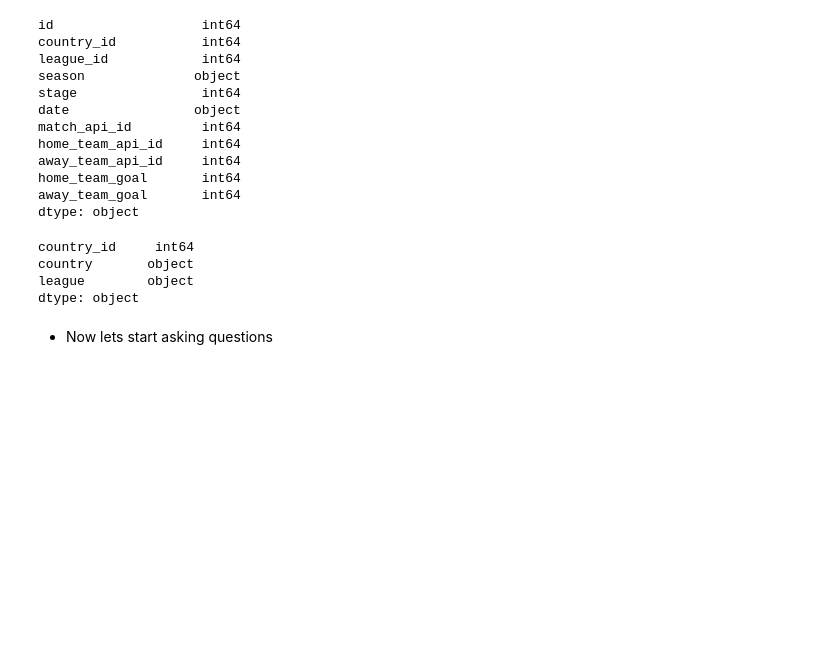
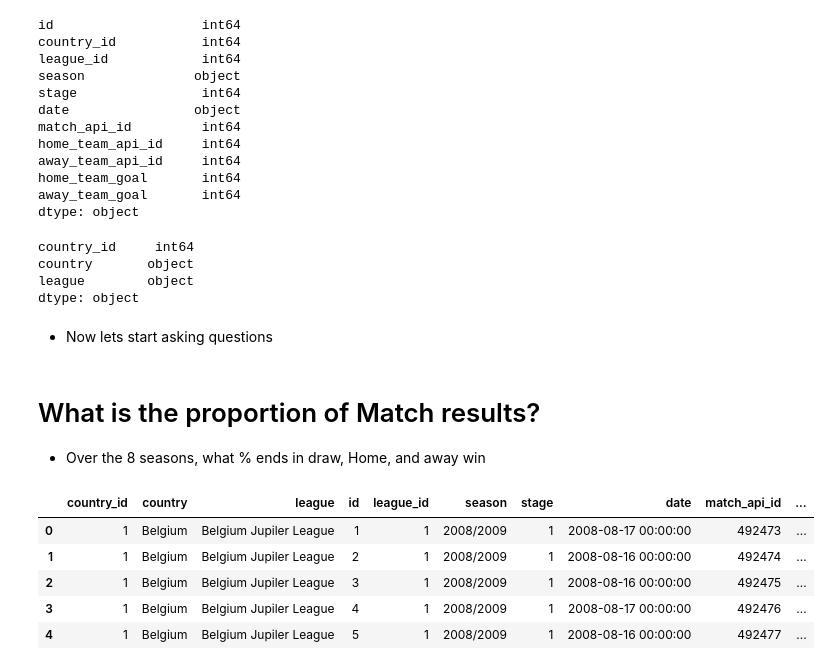
Before and after one commit to tunji-dev/Udacity_Data_Analyst_Nanodegree, a Jupyter notebook: project_2_investigate_soccer_dataset/soccer_dataset.ipynb, the cells around one changed output. Cells and saved outputs as stored; diff of their text form; code cells hidden in the pictures; blank space fills up the shorter version.

```diff
--- a/project_2_investigate_soccer_dataset/soccer_dataset.ipynb
+++ b/project_2_investigate_soccer_dataset/soccer_dataset.ipynb
@@ -175,3 +180,17 @@ league        object
 dtype: object
 # %% [markdown]
 - Now lets start asking questions
+# %% [markdown]
+# What is the proportion of Match results?
+- Over the 8 seasons, what % ends in draw, Home, and away win
+# %%
+# Join the league and matches table
+league_matches = leagues.merge(matches, on='country_id')
+league_matches.head()
+# %% [output]
+|  | country_id | country | league | id | league_id | season | stage | date | match_api_id | ... |
+| 0 | 1 | Belgium | Belgium Jupiler League | 1 | 1 | 2008/2009 | 1 | 2008-08-17 00:00:00 | 492473 | ... |
+| 1 | 1 | Belgium | Belgium Jupiler League | 2 | 1 | 2008/2009 | 1 | 2008-08-16 00:00:00 | 492474 | ... |
+| 2 | 1 | Belgium | Belgium Jupiler League | 3 | 1 | 2008/2009 | 1 | 2008-08-16 00:00:00 | 492475 | ... |
+| 3 | 1 | Belgium | Belgium Jupiler League | 4 | 1 | 2008/2009 | 1 | 2008-08-17 00:00:00 | 492476 | ... |
+| 4 | 1 | Belgium | Belgium Jupiler League | 5 | 1 | 2008/2009 | 1 | 2008-08-16 00:00:00 | 492477 | ... |
```
Also changed, not shown: parts of 6 cells of this notebook.
